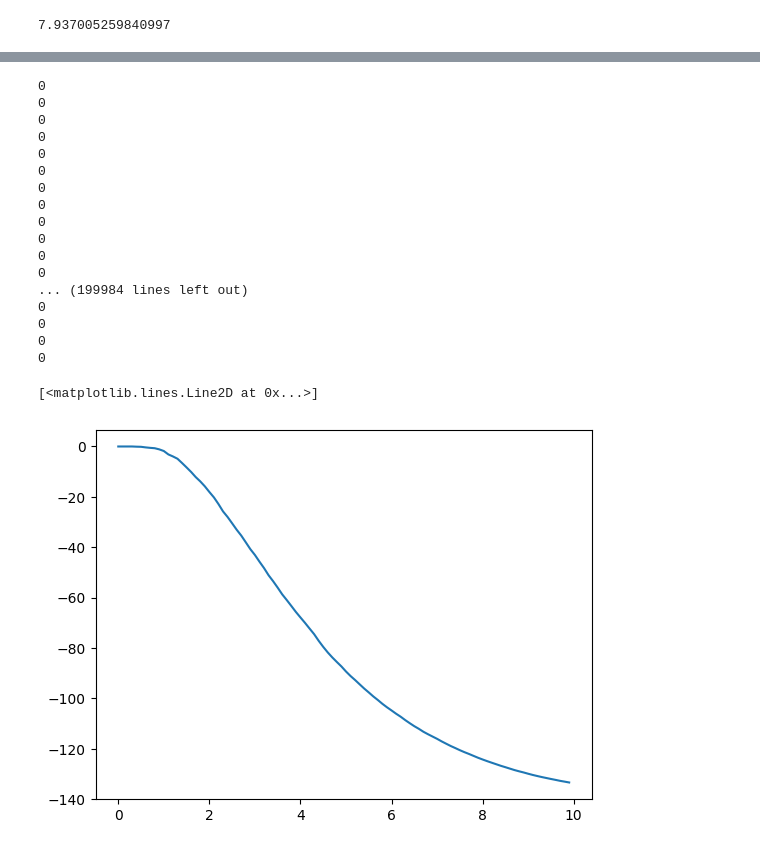
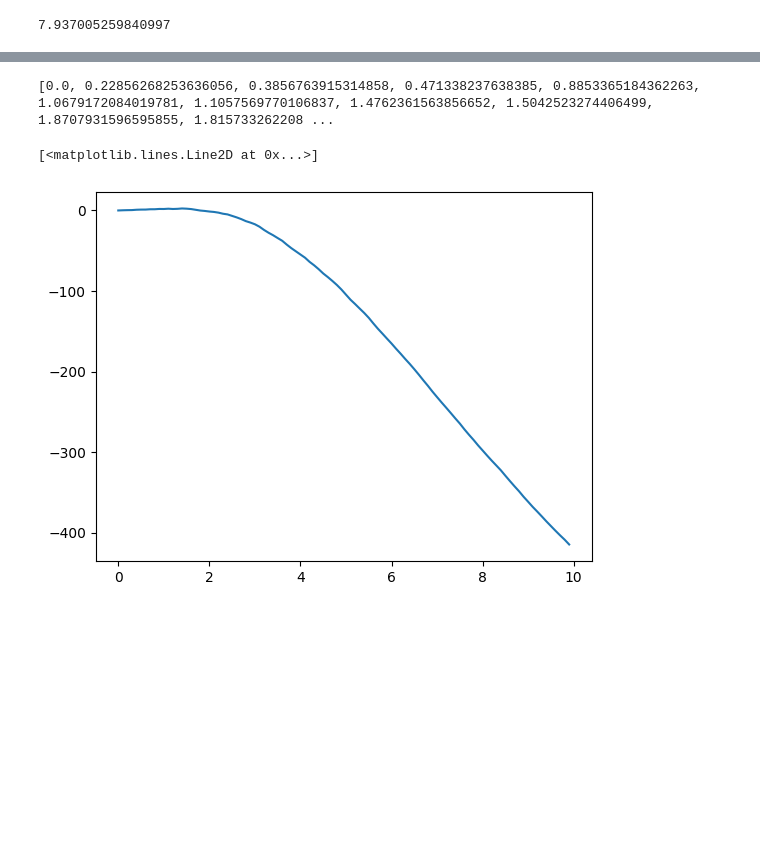
Before and after one commit to asaenz16/QMCspin, a Jupyter notebook: WorldLinesV1.ipynb, the cells around one changed output, grey strips where cells are left out. Drawn from its saved outputs; the diff is of its cells as text; code cells hidden in the pictures; blank space fills up the shorter version.

```diff
--- a/WorldLinesV1.ipynb
+++ b/WorldLinesV1.ipynb
@@ -643,43 +646,27 @@ plt.plot( np.arange(0, bn_range, step), exp)
 # %%
-n=5
+n=7
 t = 2*n
 e = 0
-steps = (t**2)
+steps = 2*(t**2)
 avg = 100
-exp_bn = 0
+exp_b = 0
 exp =[]
 wl=[0]*t
-bn_range = 10
+b_range = 10
 step = 0.1
-for bn in np.arange(0, bn_range, step):
-    e = 2*np.tanh(bn/n)
-    wl=[0]*t
+for b in np.arange(0, b_range, step):
     for j in range(avg):
+        e = 2*np.tanh(b/n)
+        wl=[0]*t
         for i in range(steps):
-            sol = random_update_wt_one(wl,bn/n ).copy()
+            sol = random_update_wt_one(wl,b, n).copy()
             [wl, e] = [sol[0], e + sol[1]]
-        exp_bn = exp_bn + e/(avg*avg* n)
-    exp.append(exp_bn)
+        exp_b = exp_b + (e/avg)
+    exp.append(exp_b)
 print(exp)
 #plt.plot(wl, range(t))
-plt.plot( np.arange(0, bn_range, step), exp)
+plt.plot( np.arange(0, b_range, step), exp)
 # %% [output]
-0
-0
-0
-0
-0
-0
-0
-0
-0
-0
-0
-0
-... (199984 lines left out)
-0
-0
-0
-0
+[0.0, 0.22856268253636056, 0.3856763915314858, 0.471338237638385, 0.8853365184362263, 1.0679172084019781, 1.1057569770106837, 1.4762361563856652, 1.5042523274406499, 1.8707931596595855, 1.815733262208 ...
 [<matplotlib.lines.Line2D at 0x...>]
-[figure, old version]
+[figure, new version]
```
Also changed, not shown: parts of 6 cells of this notebook.
